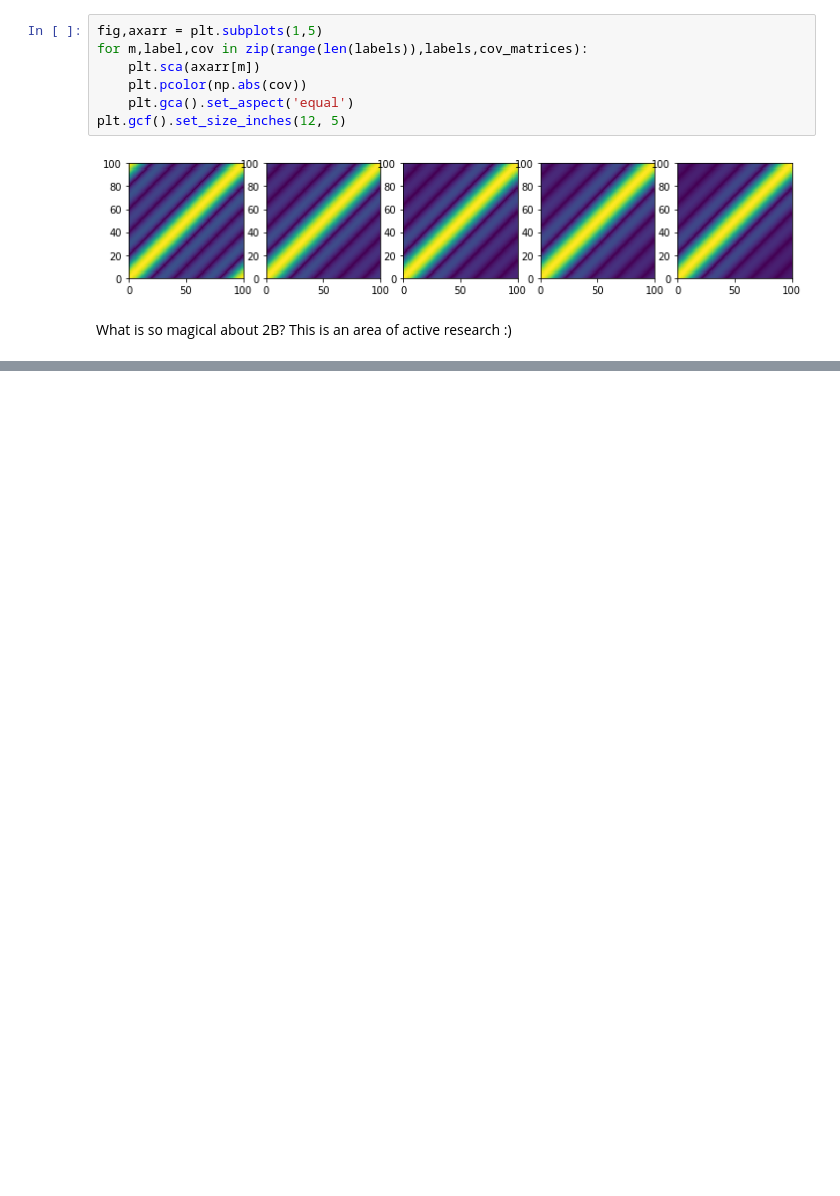
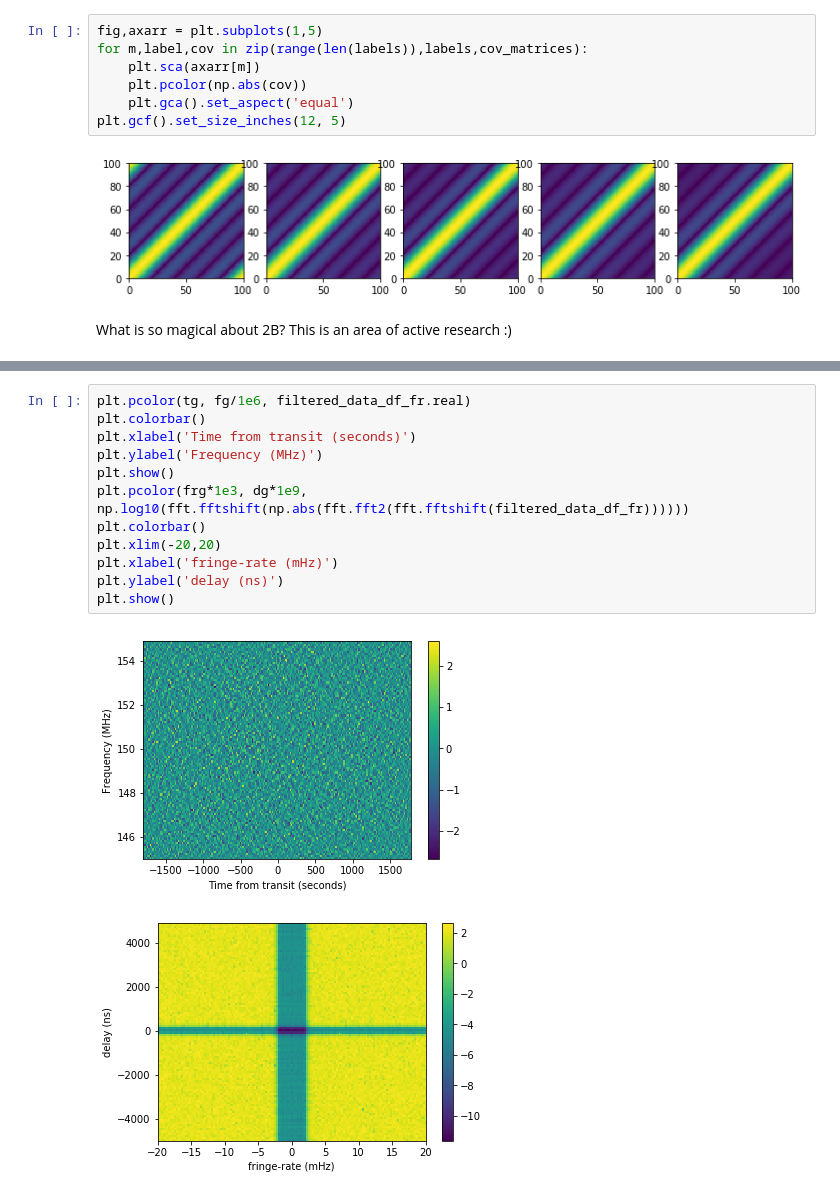
Before and after one commit to HERA-Team/uvtools, a Jupyter notebook: examples/linear_clean_demo.ipynb, the cells around one changed output, grey strips where cells are left out. Saved outputs shown, nothing was run; the diff lists cells and outputs as text; blank space fills up the shorter version.

```diff
--- a/examples/linear_clean_demo.ipynb
+++ b/examples/linear_clean_demo.ipynb
@@ -330,0 +430,15 @@ What is so magical about 2B? This is an area of active research :)
+# %%
+plt.pcolor(tg, fg/1e6, filtered_data_df_fr.real)
+plt.colorbar()
+plt.xlabel('Time from transit (seconds)')
+plt.ylabel('Frequency (MHz)')
+plt.show()
+plt.pcolor(frg*1e3, dg*1e9, np.log10(fft.fftshift(np.abs(fft.fft2(fft.fftshift(filtered_data_df_fr))))))
+plt.colorbar()
+plt.xlim(-20,20)
+plt.xlabel('fringe-rate (mHz)')
+plt.ylabel('delay (ns)')
+plt.show()
+# %% [output]
+[figure, added]
+[figure, added]
```
Also changed, not shown: parts of 18 cells of this notebook, 2 other files.
